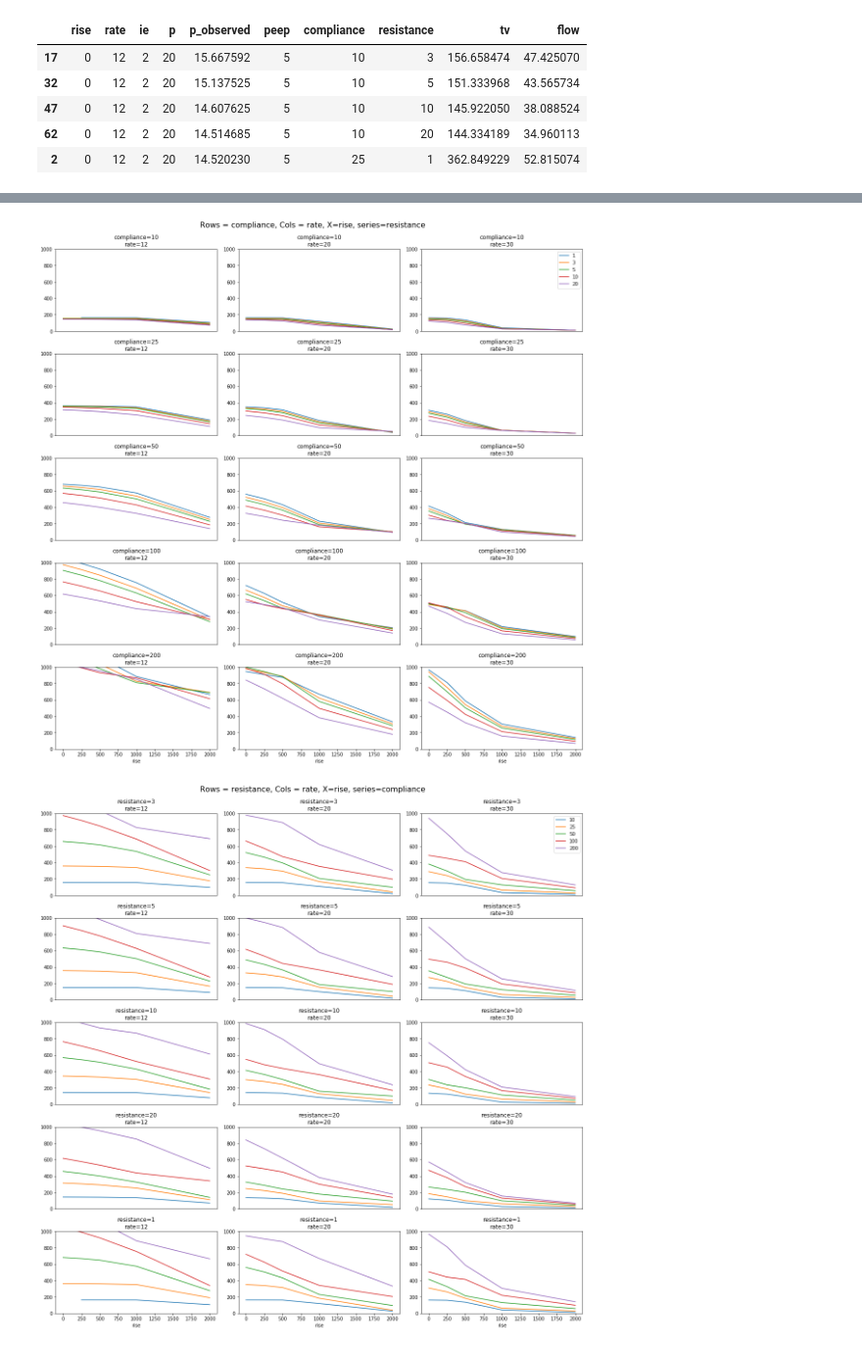
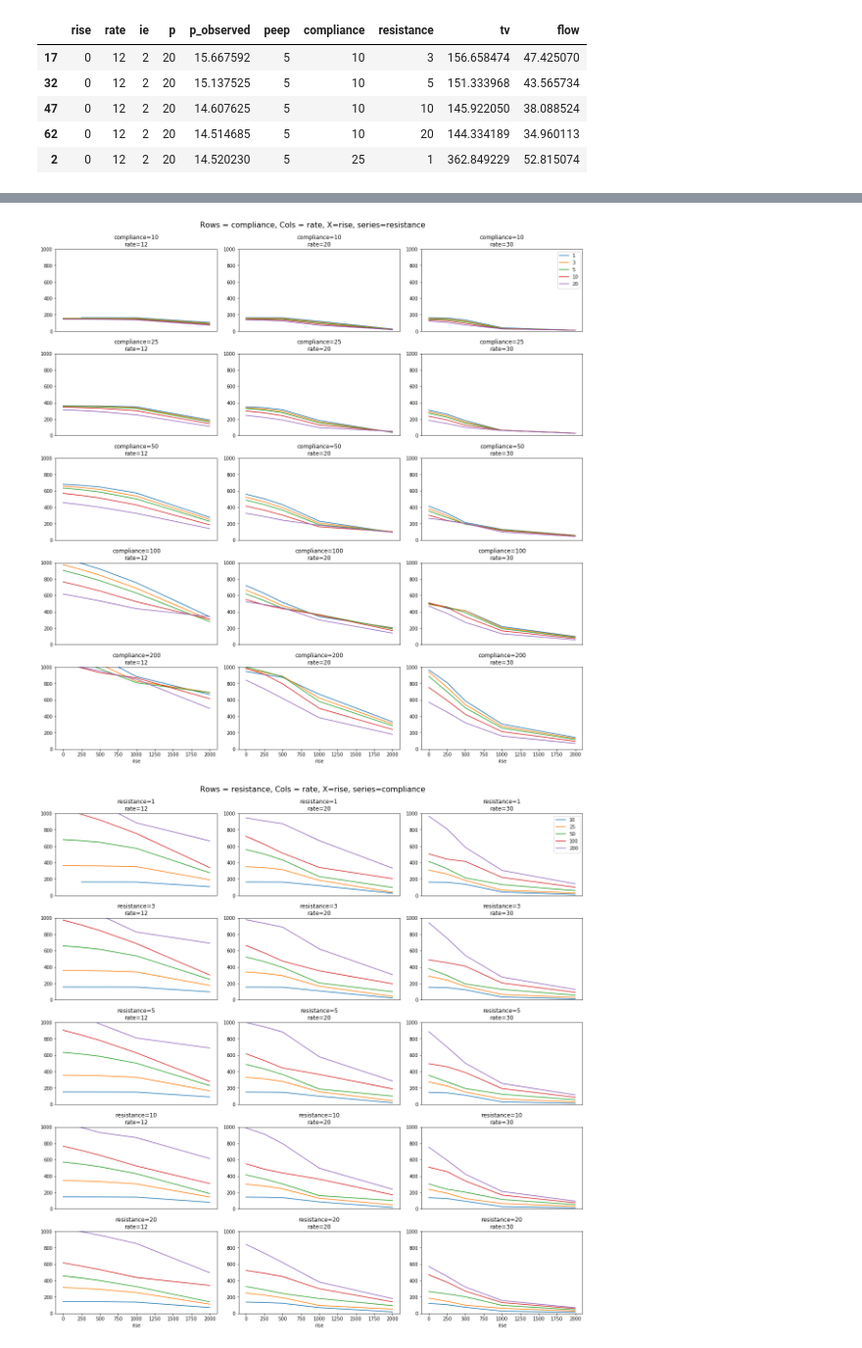
Before and after one commit to PubInv/simulink-pressure-lung, a Jupyter notebook: data/plots.ipynb, the cells around one changed output, grey strips where cells are left out. Shown: that part at 98% size. Saved outputs shown, nothing was run; the diff lists cells and outputs as text; code cells hidden in the pictures.

Commit message:
fix sort issue

```diff
--- a/data/plots.ipynb
+++ b/data/plots.ipynb
@@ -71,6 +73,8 @@ def plot_matrix(data, vars):
 
     xs = data[xvar].unique()
     ys = data[yvar].unique()
+    xs.sort()
+    ys.sort()
     fig, axes = plt.subplots(nrows=len(xs), ncols=len(ys), constrained_layout=True)
     fig.suptitle(f" Rows = {xvar}, Cols = {yvar}, X={svar}, series={ssvar}", fontsize=16)
     for xi, x in enumerate(xs):
@@ -88,31 +92,31 @@ def plot_matrix(data, vars):
                 ax.xaxis.label.set_visible(False)
                 ax.get_xaxis().set_visible(False)
             if yi > 0:
                 # hiding yx marks
                 ax.yaxis.label.set_visible(False)
                 ax.get_yaxis().set_visible(False)
             sub_plot(data, filter, ax, series=svar, subseries=ssvar, title=title)
             if xi == 0 and len(ys) - yi == 1:
                 ax.legend(loc='upper right')
             else:
                 # hiding legend!
                 ax.legend().set_visible(False)
 
 plot_matrix(data, ['rise', 'rate', 'compliance', 'resistance'])
 plot_matrix(data, ['rise', 'rate', 'resistance', 'compliance',])
 plot_matrix(data, ['rise', 'resistance', 'compliance','rate' ])
 # %% [output]
 ['rise', 'rate', 'compliance', 'resistance'] Rows = compliance, Cols = rate, X=rise, series=resistance
 WARNING went from 25 to 24 rows are cleaning {'rate': 12, 'ie': 2, 'p': 20, 'peep': 5, 'compliance': 10}
 WARNING went from 26 to 25 rows are cleaning {'rate': 20, 'ie': 2, 'p': 20, 'peep': 5, 'compliance': 10}
 WARNING went from 26 to 25 rows are cleaning {'rate': 30, 'ie': 2, 'p': 20, 'peep': 5, 'compliance': 10}
 WARNING went from 26 to 25 rows are cleaning {'rate': 12, 'ie': 2, 'p': 20, 'peep': 5, 'compliance': 25}
 ['rise', 'rate', 'resistance', 'compliance'] Rows = resistance, Cols = rate, X=rise, series=compliance
 WARNING went from 26 to 24 rows are cleaning {'rate': 12, 'ie': 2, 'p': 20, 'peep': 5, 'resistance': 1}
 WARNING went from 26 to 25 rows are cleaning {'rate': 20, 'ie': 2, 'p': 20, 'peep': 5, 'resistance': 1}
 WARNING went from 26 to 25 rows are cleaning {'rate': 30, 'ie': 2, 'p': 20, 'peep': 5, 'resistance': 1}
 ['rise', 'resistance', 'compliance', 'rate'] Rows = compliance, Cols = resistance, X=rise, series=rate
 WARNING went from 17 to 14 rows are cleaning {'ie': 2, 'p': 20, 'peep': 5, 'compliance': 10, 'resistance': 1}
 WARNING went from 16 to 15 rows are cleaning {'ie': 2, 'p': 20, 'peep': 5, 'compliance': 25, 'resistance': 1}
 [figure]
-[figure, old version]
+[figure, new version]
```
Also changed, not shown: parts of 2 cells of this notebook.
